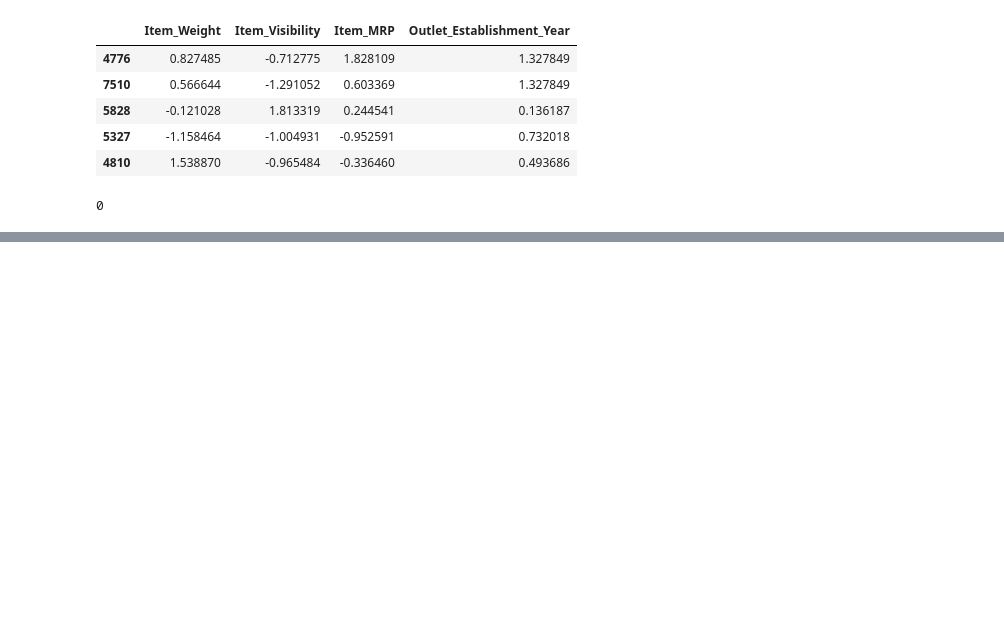
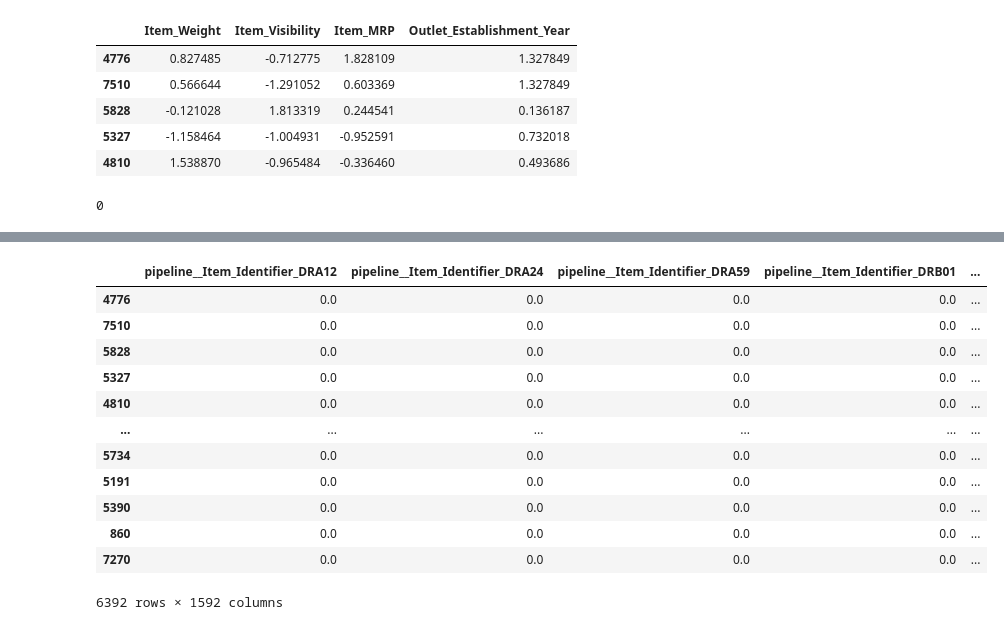
Before and after one commit to duwain/Prediction-of-Product-Sales, a Jupyter notebook: Project1_Part1_(1).ipynb, the cells around one changed output, grey strips where cells are left out. Saved outputs shown, nothing was run; the diff lists cells and outputs as text; code cells hidden in the pictures; blank space fills up the shorter version.

```diff
--- a/Project1_Part1_(1).ipynb
+++ b/Project1_Part1_(1).ipynb
@@ -1129,0 +1069,16 @@ X_train_processed.head()
+# %%
+prep.fit_transform(X_train)
+# %% [output]
+|  | pipeline__Item_Identifier_DRA12 | pipeline__Item_Identifier_DRA24 | pipeline__Item_Identifier_DRA59 | pipeline__Item_Identifier_DRB01 | ... |
+| 4776 | 0.0 | 0.0 | 0.0 | 0.0 | ... |
+| 7510 | 0.0 | 0.0 | 0.0 | 0.0 | ... |
+| 5828 | 0.0 | 0.0 | 0.0 | 0.0 | ... |
+| 5327 | 0.0 | 0.0 | 0.0 | 0.0 | ... |
+| 4810 | 0.0 | 0.0 | 0.0 | 0.0 | ... |
+| ... | ... | ... | ... | ... | ... |
+| 5734 | 0.0 | 0.0 | 0.0 | 0.0 | ... |
+| 5191 | 0.0 | 0.0 | 0.0 | 0.0 | ... |
+| 5390 | 0.0 | 0.0 | 0.0 | 0.0 | ... |
+| 860 | 0.0 | 0.0 | 0.0 | 0.0 | ... |
+| 7270 | 0.0 | 0.0 | 0.0 | 0.0 | ... |
+6392 rows × 1592 columns
```
Also changed, not shown: parts of 16 cells of this notebook.
